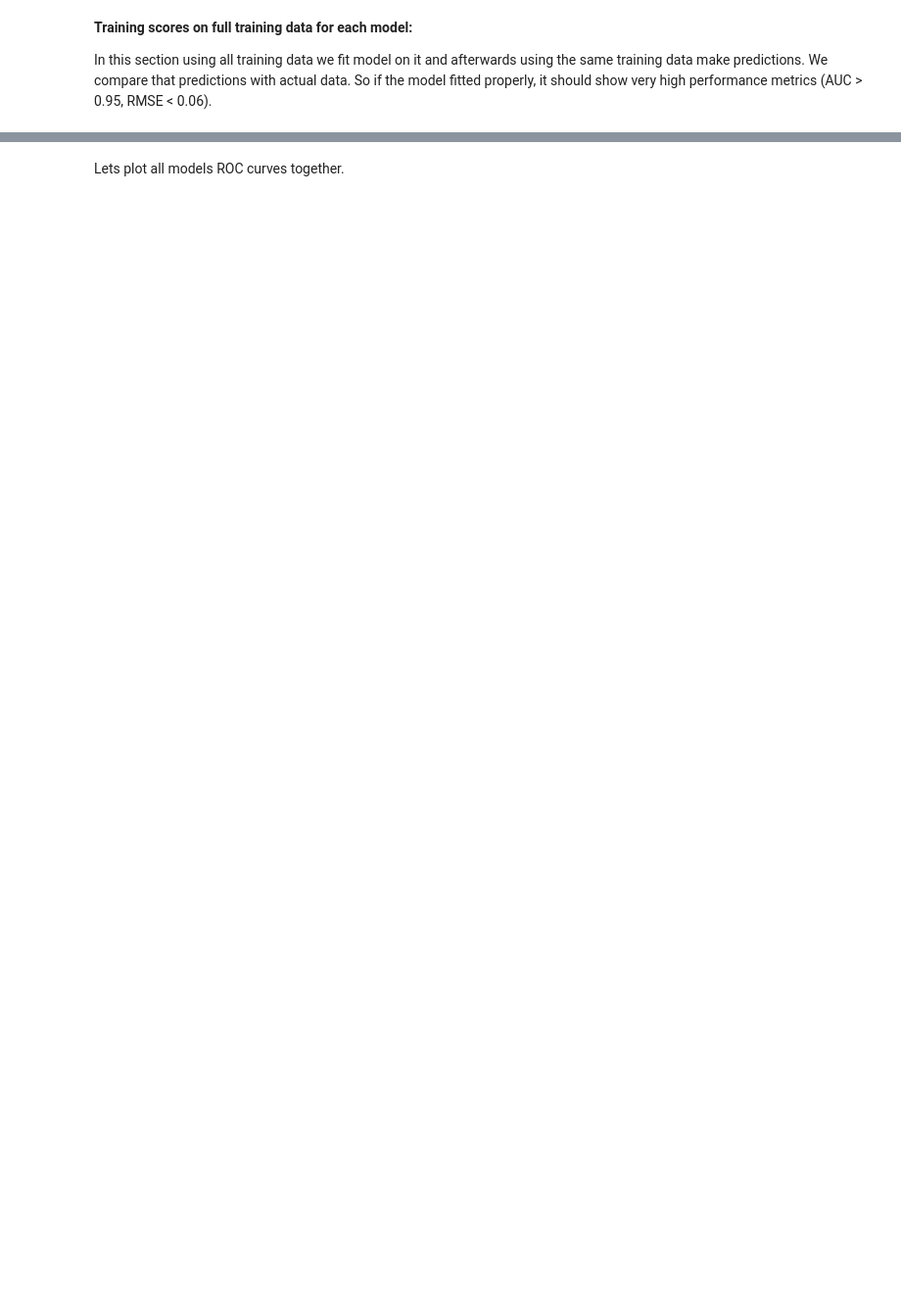
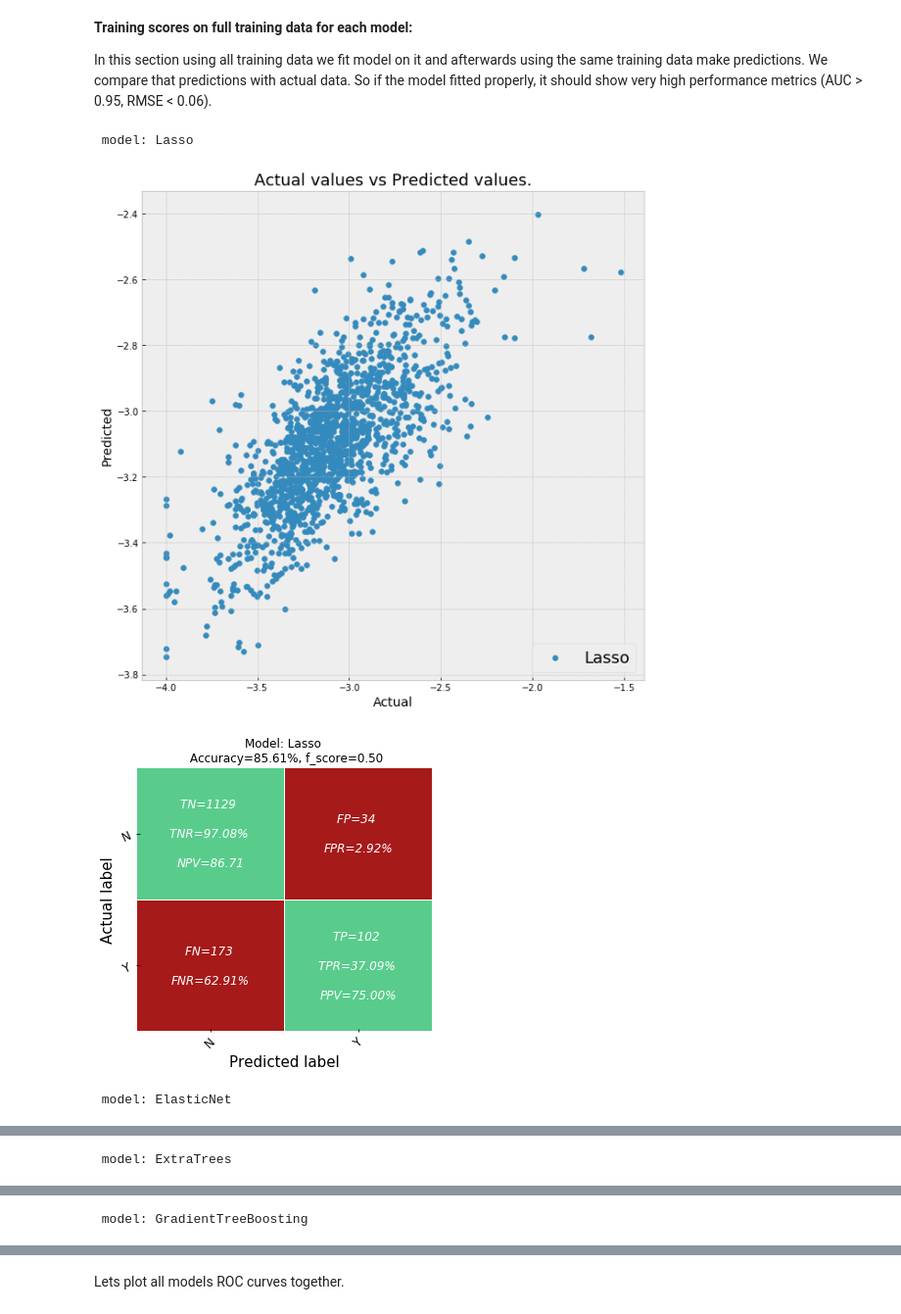
Before and after one commit to razmikmelikbekyan/market_share_prediction, a Jupyter notebook: MODELING.ipynb, the cells around one changed output, grey strips where cells are left out. Shown: that part at 98% size. Drawn from its saved outputs; the diff is of its cells as text; code cells hidden in the pictures; blank space fills up the shorter version.

Commit message:
modeling

```diff
--- a/MODELING.ipynb
+++ b/MODELING.ipynb
@@ -255,2 +281,2 @@ As models we have selected 4 models: Lasso regression, Elastic Net, ExtraTress r
 # %%
-all_models, all_models_scores = {}, {}
+all_models, all_models_cv_scores = {}, {}
@@ -405,10 +456,8 @@ model_lgb = lgb.LGBMRegressor(
     reg_lambda=0.0,
     n_jobs=2,
 )
-score, _, score_dict = cv_model(model_lgb, model_name, X_train, y_train, threshold)
+_, valid_score = cv_model(model_lgb, model_name, X_train, y_train, threshold)
 
-all_models[model_name] = model_extratree
-all_models_scores[model_name] = score_dict
-print('\n{} score:\n'.format(model_name))
-print(score)
+all_models[model_name] = model_lgb
+all_models_cv_scores[model_name] = valid_score
 # %% [output]
@@ -432,15 +481,16 @@ fold: 1
 # %% [markdown]
 **Mean CV scores all models together:**
 # %%
-models, metrics = zip(*all_models_scores.items())
+def print_mean_cv_scores(models_mean_cv_scores):
+    models, metrics = zip(*models_mean_cv_scores.items())
 
-tabular_format = defaultdict(list)
-for model_score_dict in metrics:
-    for metric_name, metric_score in model_score_dict.items():
-        tabular_format[metric_name].append(metric_score[0])
+    tabular_format = defaultdict(list)
+    for model_valid_score in metrics:
+        for metric_name, metric_score in model_valid_score.items():
+            tabular_format[metric_name].append(metric_score[0])
 
 
-tabular_format = tabulate([[k] + v for k, v in tabular_format.items()],
-                          headers=['Metric'] + list(models),
-                          floatfmt=",.3f",  tablefmt="fancy_grid")
-print(tabular_format)
+    tabular_format = tabulate([[k] + v for k, v in tabular_format.items()],
+                              headers=['metric_name'] + list(models),
+                              floatfmt=",.3f",  tablefmt="fancy_grid")
+    print(tabular_format)
@@ -474,11 +526,19 @@ Some insights from scores:
 
 In this section using all training data we fit model on it and afterwards using the same training data make predictions. We compare that predictions with actual data. So if the model fitted properly, it should show very high performance metrics (AUC > 0.95, RMSE < 0.06).
 # %%
-all_fitted_models = {}
-all_models_predictions = {}
+all_models_train_scores = {}
 for name, model in all_models.items():
-    print('\n model: {} train score'.format(name))
-    fitted_model, _, y_pred = evaluate_model(model, X_train, y_train, training=True, plot=True)
-    all_fitted_models[name] = fitted_model
-    all_models_predictions[name] = y_pred
+    if name == 'Base':
+        continue
+    print('\n model: {}'.format(name))
+    fitted_model, y_pred, metrics = train_model(model, name, X_train, y_train, threshold,
+                                                plot=True, verbose=False)
+
+    all_models[name] = fitted_model
+    all_models_train_scores[name] = metrics
     print()
+# %% [output]
+ model: Lasso
+[figure, added]
+[figure, added]
+ model: ElasticNet
@@ -484,0 +547 @@ for name, model in all_models.items():
+ model: ExtraTrees
@@ -484,0 +550 @@ for name, model in all_models.items():
+ model: GradientTreeBoosting
```
Also changed, not shown: parts of 70 cells of this notebook, 3 other files.
